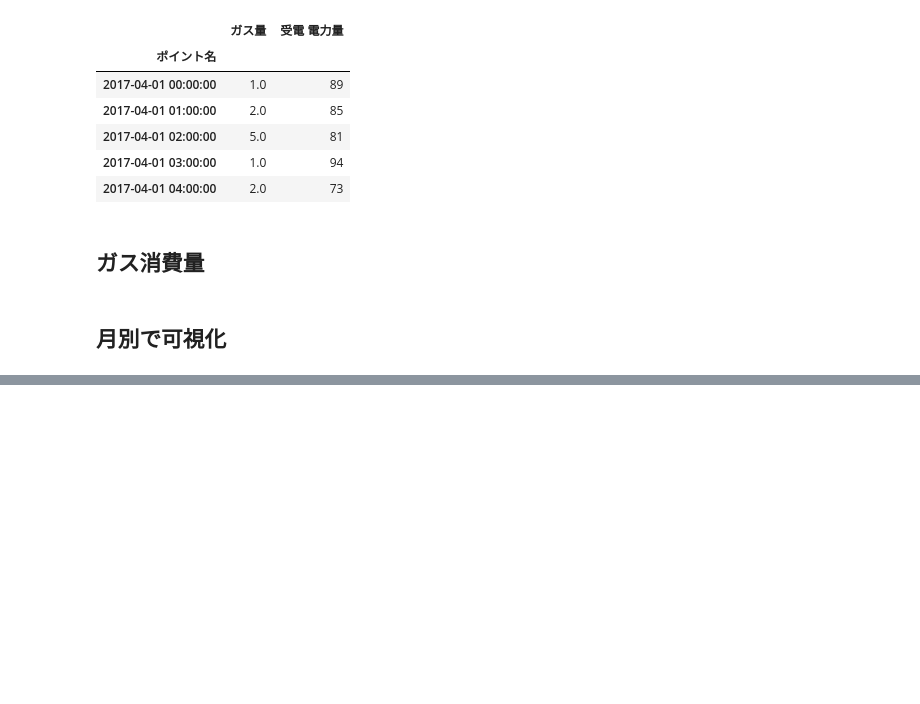
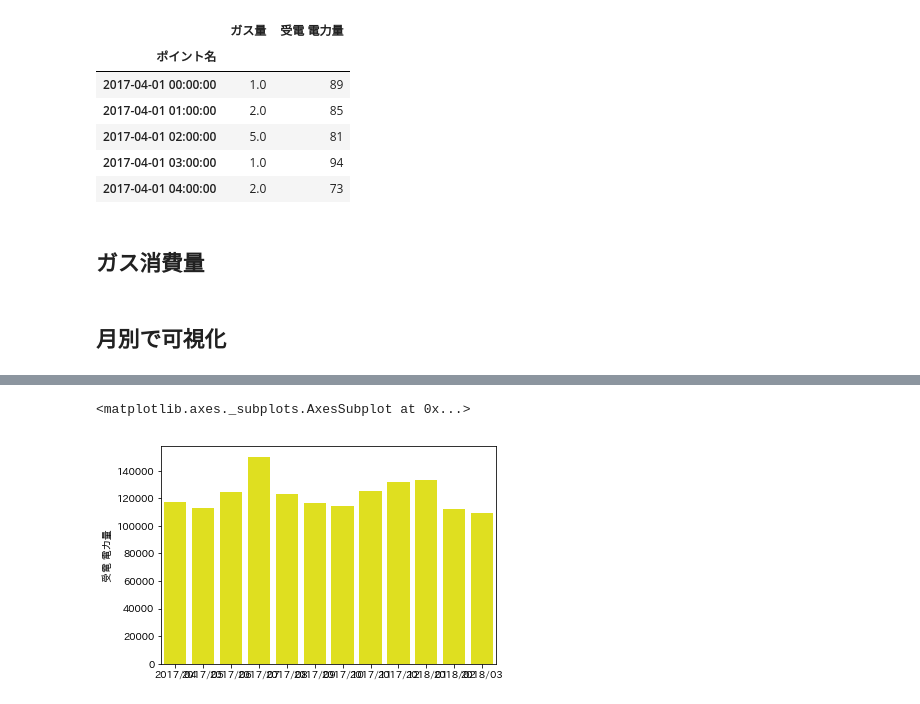
Before and after one commit to snuow/Visualization_for_EnergyDataAnalysis, a Jupyter notebook: Visualization_EnergyConsumption.ipynb, the cells around one changed output, grey strips where cells are left out. Saved outputs shown, nothing was run; the diff lists cells and outputs as text; code cells hidden in the pictures; blank space fills up the shorter version.

```diff
--- a/Visualization_EnergyConsumption.ipynb
+++ b/Visualization_EnergyConsumption.ipynb
@@ -63,0 +72,6 @@ remove_na is deprecated and is a private function. Do not use.
+# %%
+# 可視化（seabornを利用した場合）
+sns.barplot(x=vis_df_month.index,y = vis_df_month['受電 電力量'],color='yellow')
+# %% [output]
+<matplotlib.axes._subplots.AxesSubplot at 0x...>
+[figure, added]
```
Also changed, not shown: parts of 6 cells of this notebook.
